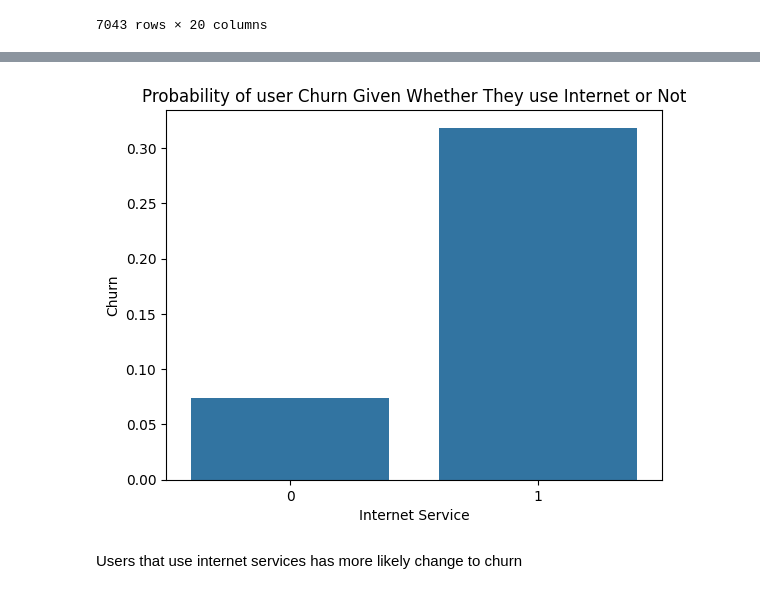
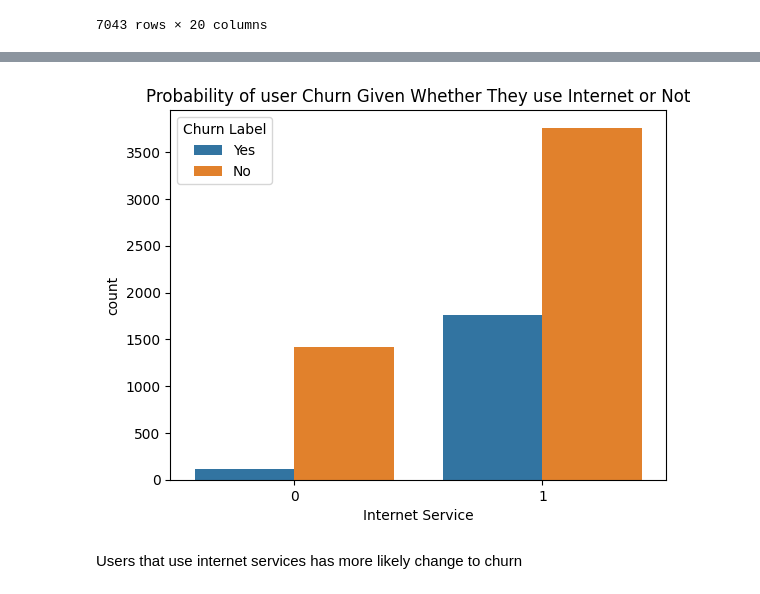
Before and after one commit to marcellinus-witarsah/data-challenge-dsw-2023, a Jupyter notebook: notebooks/03_churn_model.ipynb, the cells around one changed output, grey strips where cells are left out. Drawn from its saved outputs; the diff is of its cells as text; code cells hidden in the pictures.

```diff
--- a/notebooks/03_churn_model.ipynb
+++ b/notebooks/03_churn_model.ipynb
@@ -235,9 +217,9 @@ This feature is obtain by checking if `Games Product`, `Music Product`, `Educati
 # %%
-sns.barplot(data=df, x='Internet Service', y="Churn", errorbar=None)
+sns.countplot(data=df, x="Internet Service", hue="Churn Label")
 plt.title("Probability of user Churn Given Whether They use Internet or Not")
 plt.show()
 # %% [output]
-[figure, old version]
+[figure, new version]
 # %% [markdown]
 Users that use internet services has more likely change to churn
 # %% [markdown]
```
Also changed, not shown: parts of 18 cells of this notebook, 4 other files.
